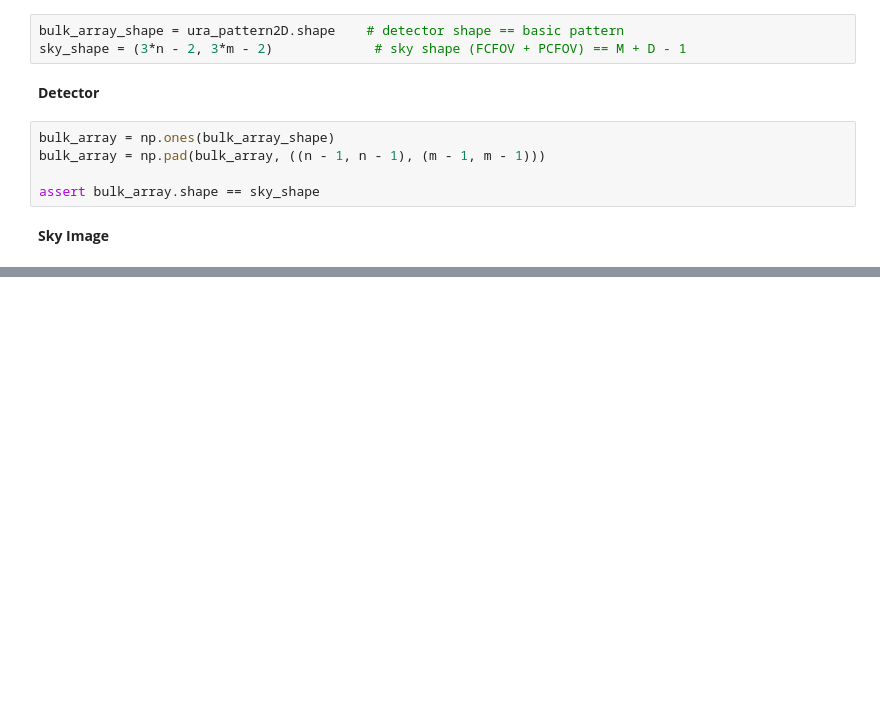
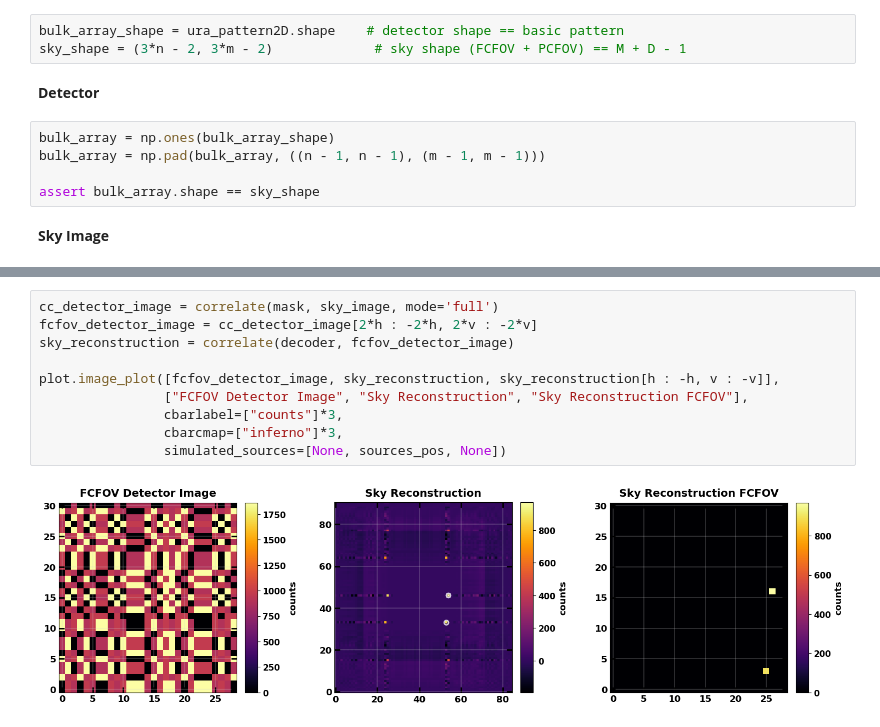
Before and after one commit to EdoardoGiancarli/Reconstruction_Masks_Test, a Jupyter notebook: Img_ReconstructionMethods_2D/Images_Test.ipynb, the cells around one changed output, grey strips where cells are left out. Saved outputs shown, nothing was run; the diff lists cells and outputs as text; blank space fills up the shorter version.

```diff
--- a/Img_ReconstructionMethods_2D/Images_Test.ipynb
+++ b/Img_ReconstructionMethods_2D/Images_Test.ipynb
@@ -120,0 +143,12 @@ sources_dataset, iros_skyrec, iros_snr = iros.iterate(
+# %%
+cc_detector_image = correlate(mask, sky_image, mode='full')
+fcfov_detector_image = cc_detector_image[2*h : -2*h, 2*v : -2*v]
+sky_reconstruction = correlate(decoder, fcfov_detector_image)
+
+plot.image_plot([fcfov_detector_image, sky_reconstruction, sky_reconstruction[h : -h, v : -v]],
+                ["FCFOV Detector Image", "Sky Reconstruction", "Sky Reconstruction FCFOV"],
+                cbarlabel=["counts"]*3,
+                cbarcmap=["inferno"]*3,
+                simulated_sources=[None, sources_pos, None])
+# %% [output]
+[figure, added]
```
Also changed, not shown: parts of 16 cells of this notebook, 2 other files.
